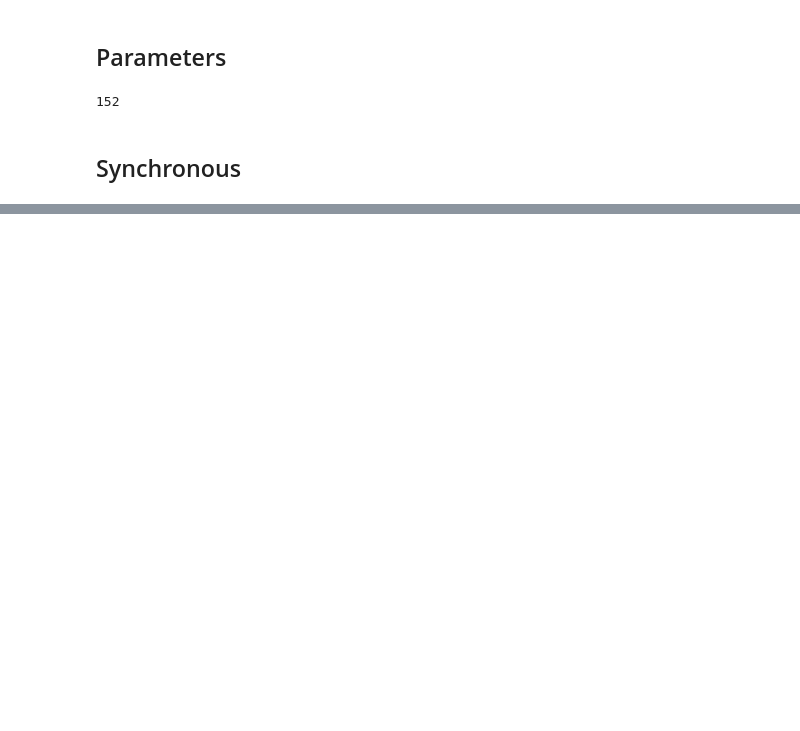
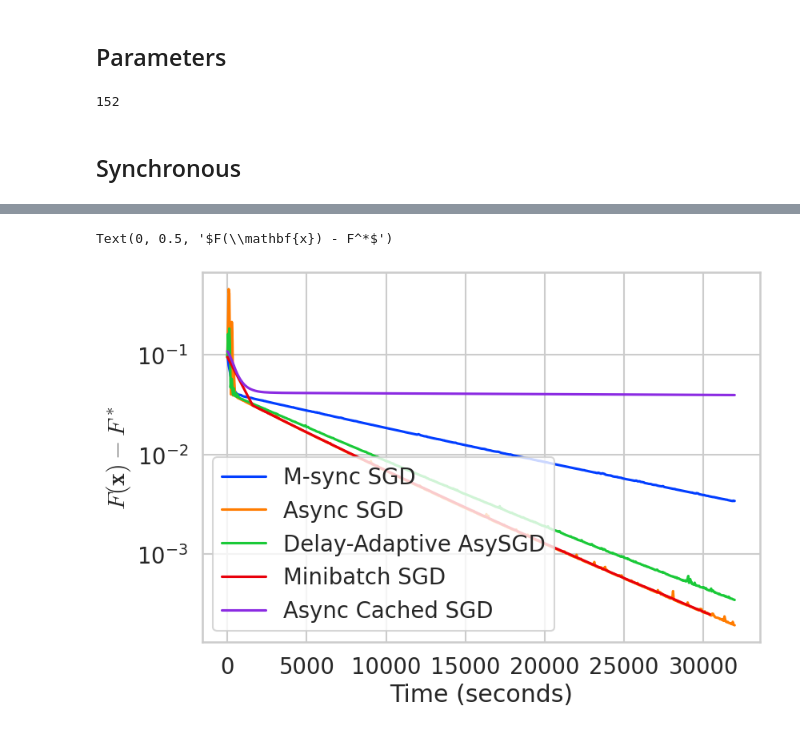
Before and after one commit to PerryChuh/asynchronous_sgd, a Jupyter notebook: modified_original_code.ipynb, the cells around one changed output, grey strips where cells are left out. Cells and saved outputs as stored; diff of their text form; code cells hidden in the pictures; blank space fills up the shorter version.

```diff
--- a/modified_original_code.ipynb
+++ b/modified_original_code.ipynb
@@ -243,0 +325,12 @@ plt.savefig(f'quadratic_delays_M_{num_workers}_n={n_data}_dim={dim}_bs={batch_si
+# %%
+# Run the new "Async Cached SGD"
+lr_ac = 1e-4
+its_ac, ts_ac, losses_ac, delays_ac = run(
+    num_workers=num_workers,
+    lr=lr_ac,
+    iterations=iterations,
+    asynchronous=True,
+    async_cached=True,
+    it_check=it_check,
+    batch_size=batch_size
+)
@@ -243,0 +340,15 @@ plt.savefig(f'quadratic_delays_M_{num_workers}_n={n_data}_dim={dim}_bs={batch_si
+# %%
+plt.figure()
+plt.plot(its_*num_workers, losses_ - f_min, label='M-sync SGD')
+plt.plot(its_as, losses_as - f_min, label='Async SGD')
+plt.plot(its_ad, losses_ad - f_min, label='Delay-Adaptive AsySGD')
+plt.plot(its_single, losses_single - f_min, label='Minibatch SGD')
+plt.plot(its_ac, losses_ac - f_min, label='Async Cached SGD')
+plt.yscale('log')
+plt.legend()
+plt.xlabel('Time (seconds)')
+plt.ylabel(r'$F(\mathbf{x}) - F^*$')
+# plt.savefig(f'quadratic_time_M_{num_workers}_n={n_data}_dim={dim}_bs_{batch_size}.pdf', bbox_inches='tight')
+# %% [output]
+Text(0, 0.5, '$F(\\mathbf{x}) - F^*$')
+[figure, added]
```
Also changed, not shown: parts of 13 cells of this notebook, 6 other files.
